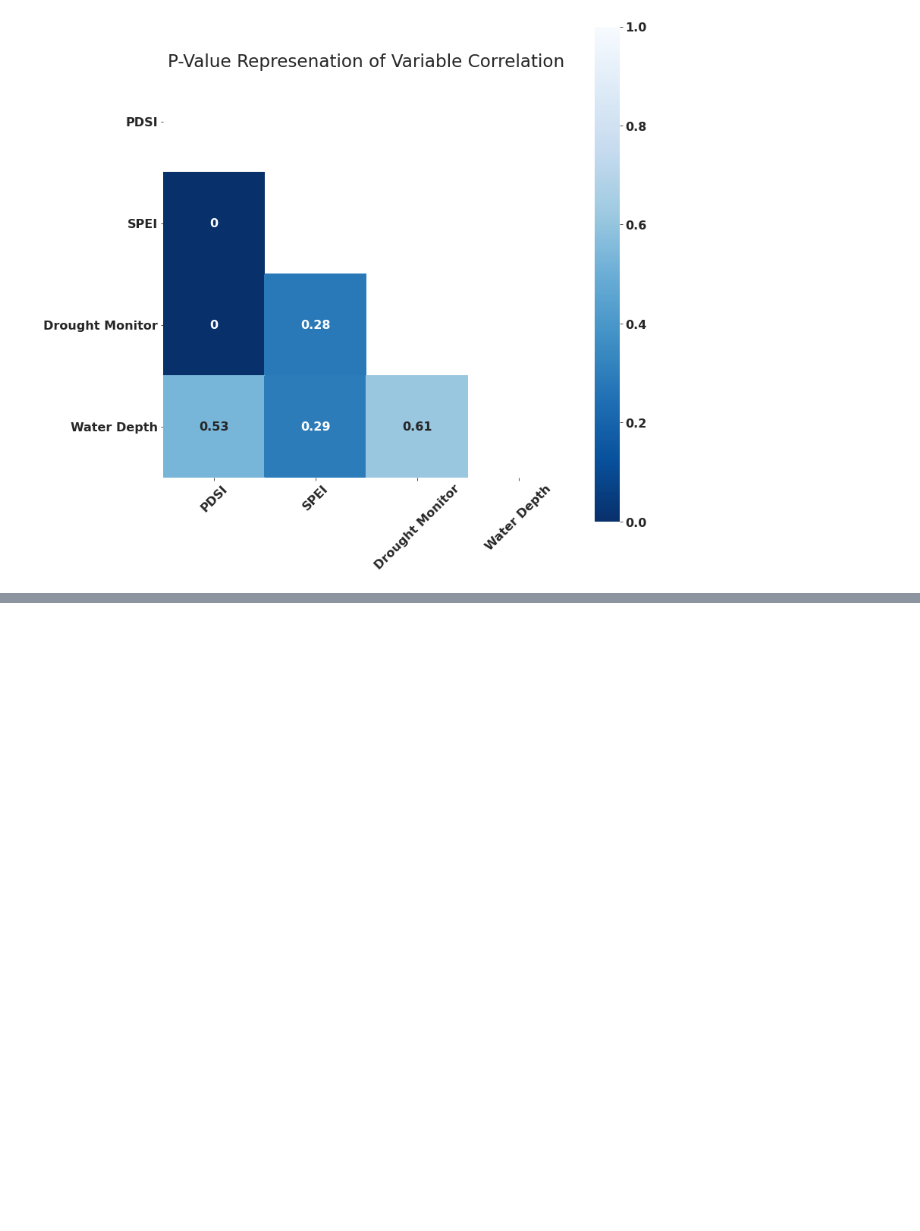
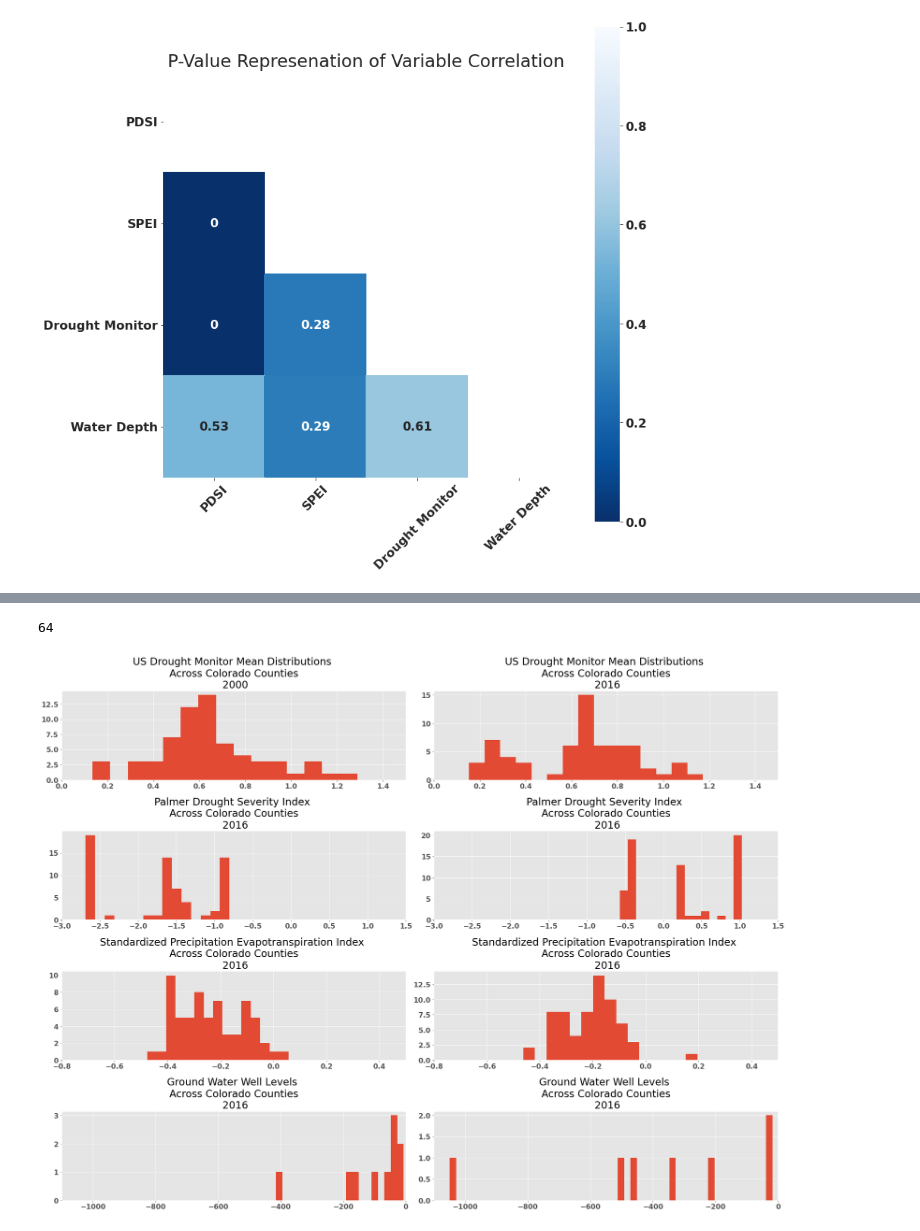
Before and after one commit to alex-truby/colorado_drought_study, a Jupyter notebook: notebooks/visual_eda.ipynb, the cells around one changed output, grey strips where cells are left out. Cells and saved outputs as stored; diff of their text form; code cells hidden in the pictures; blank space fills up the shorter version.

```diff
--- a/notebooks/visual_eda.ipynb
+++ b/notebooks/visual_eda.ipynb
@@ -130,0 +199,2 @@ with sns.axes_style("white"):
+# %%
+df2 = pd.read_csv('./data/cleaned_data.csv')
@@ -130,0 +215,52 @@ with sns.axes_style("white"):
+# %%
+drought_monitor_2000 = convert_col_to_arrary (2010, df2, 'year', 'drought_vals')
+drought_monitor_2016 = convert_col_to_arrary (2016, df2, 'year', 'drought_vals')
+
+pdsi_2000 = convert_col_to_arrary (2000, df2, 'year', 'pdsi')
+pdsi_2016 = convert_col_to_arrary (2016, df2, 'year', 'pdsi')
+
+spei_2000 = convert_col_to_arrary (2000, df2, 'year', 'spei')
+spei_2016 = convert_col_to_arrary (2016, df2, 'year', 'spei')
+
+gw_levels_2000 = convert_col_to_arrary (2000, gw, 'year', 'Water Level Depth')
+gw_levels_2016 = convert_col_to_arrary (2016, gw, 'year', 'Water Level Depth')
+# %% [output]
+64
+# %%
+fig, axes = plt.subplots(4, 2, figsize = (24, 18), tight_layout=True)
+
+axes[0][0].hist(drought_monitor_2000, bins=15)
+axes[0][0].set_title('US Drought Monitor Mean Distributions \n Across Colorado Counties \n 2000')
+axes[0][0].set_xlim(0,1.5)
+
+axes[0][1].hist(drought_monitor_2016, bins=15)
+axes[0][1].set_title('US Drought Monitor Mean Distributions \n Across Colorado Counties \n 2016')
+axes[0][1].set_xlim(0,1.5)
+
+axes[1][0].hist(pdsi_2000, bins=15)
+axes[1][0].set_title('Palmer Drought Severity Index \n Across Colorado Counties \n 2016')
+axes[1][0].set_xlim(-3,1.5)
+
+axes[1][1].hist(pdsi_2016, bins=15)
+axes[1][1].set_title('Palmer Drought Severity Index \n Across Colorado Counties \n 2016')
+axes[1][1].set_xlim(-3,1.5)
+
+axes[2][0].hist(spei_2000, bins=15)
+axes[2][0].set_title('Standardized Precipitation Evapotranspiration Index \n Across Colorado Counties \n 2016')
+axes[2][0].set_xlim(-.8,.5)
+
+axes[2][1].hist(spei_2016, bins=15)
+axes[2][1].set_title('Standardized Precipitation Evapotranspiration Index \n Across Colorado Counties \n 2016')
+axes[2][1].set_xlim(-.8,.5)
+
+axes[3][0].hist(gw_levels_2000, bins=20)
+axes[3][0].set_title('Ground Water Well Levels \n Across Colorado Counties \n 2016')
+axes[3][0].set_xlim(-1100, 0)
+
+axes[3][1].hist(gw_levels_2016, bins=50)
+axes[3][1].set_title('Ground Water Well Levels \n Across Colorado Counties \n 2016')
+axes[3][1].set_xlim(-1100, 0)
+plt.tight_layout()
+plt.savefig('variable_histograms_png');
+# %% [output]
+[figure, added]
```
Also changed, not shown: parts of 6 cells of this notebook.
